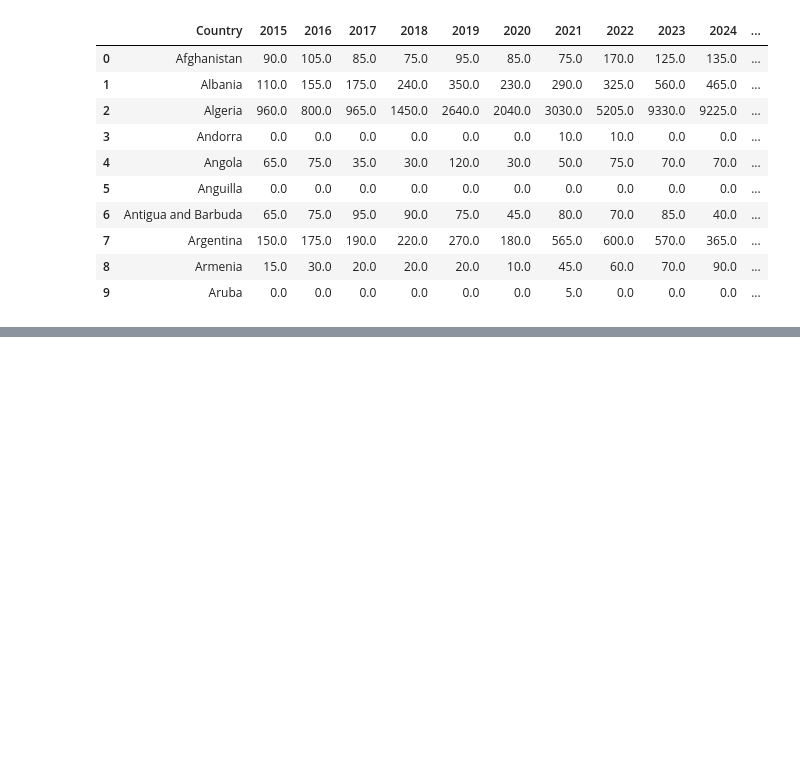
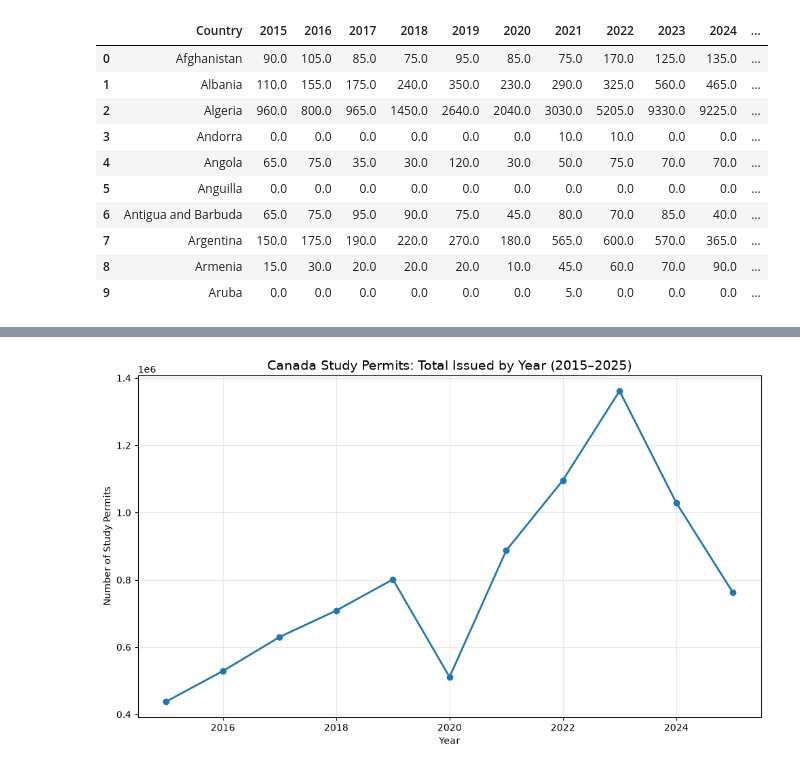
Before and after one commit to Vineethkt20/canada-student-decline, a Jupyter notebook: analysis.ipynb, the cells around one changed output, grey strips where cells are left out. Drawn from its saved outputs; the diff is of its cells as text; code cells hidden in the pictures; blank space fills up the shorter version.

```diff
--- a/analysis.ipynb
+++ b/analysis.ipynb
@@ -40,3 +40,7 @@ df.head(10)
 | 7 | Argentina | 150.0 | 175.0 | 190.0 | 220.0 | 270.0 | 180.0 | 565.0 | 600.0 | 570.0 | 365.0 | ... |
 | 8 | Armenia | 15.0 | 30.0 | 20.0 | 20.0 | 20.0 | 10.0 | 45.0 | 60.0 | 70.0 | 90.0 | ... |
 | 9 | Aruba | 0.0 | 0.0 | 0.0 | 0.0 | 0.0 | 0.0 | 5.0 | 0.0 | 0.0 | 0.0 | ... |
+# %%
+# Total study permits issued per year, across all countries
+yearly_totals = df[years].sum()
+print(yearly_totals)
@@ -42,0 +60,14 @@ df.head(10)
+# %%
+import matplotlib.pyplot as plt
+
+fig, ax = plt.subplots(figsize=(10, 6))
+ax.plot(years, yearly_totals.values, marker='o', linewidth=2, color='#1f77b4')
+ax.set_title("Canada Study Permits: Total Issued by Year (2015–2025)", fontsize=14)
+ax.set_xlabel("Year")
+ax.set_ylabel("Number of Study Permits")
+ax.grid(True, alpha=0.3)
+plt.tight_layout()
+plt.savefig("outputs_peak_decline.png", dpi=150)
+plt.show()
+# %% [output]
+[figure, added]
```
Also changed, not shown: parts of 6 cells of this notebook, 1 other file.
